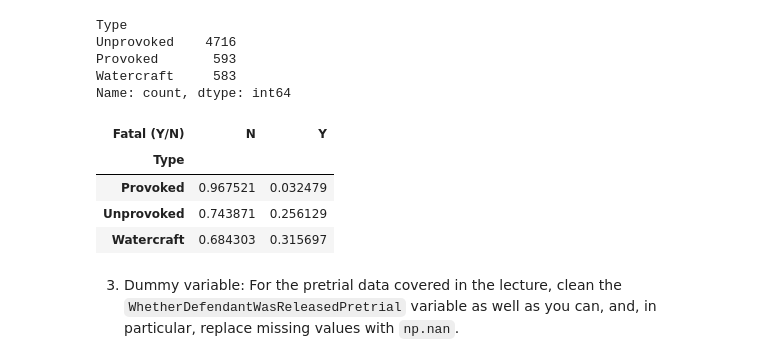
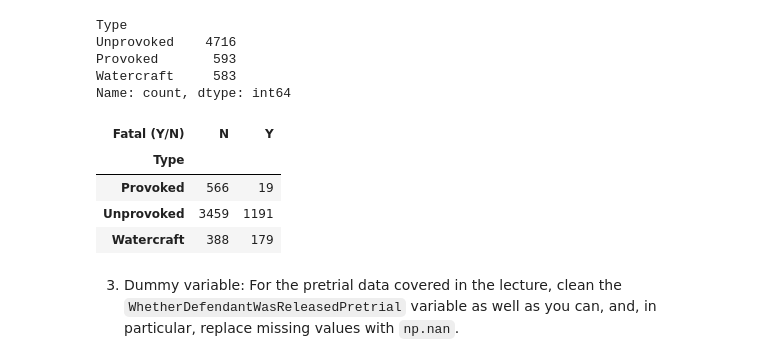
Before and after one commit to vpwz/wrangling, a Jupyter notebook: assignment/assignment_solutions.ipynb, the cells around one changed output. Saved outputs shown, nothing was run; the diff lists cells and outputs as text; code cells hidden in the pictures.

```diff
--- a/assignment/assignment_solutions.ipynb
+++ b/assignment/assignment_solutions.ipynb
@@ -146,14 +146,14 @@ Name: count, dtype: int64
 # %%
 # This is interesting: Sharks are much more likely to kill you if the situation is UNprovoked.
 df['Fatal (Y/N)'] = df['Fatal (Y/N)'].replace(['UNKNOWN', 'F','M','2017'],np.nan) # All unclean values
 df['Fatal (Y/N)'] = df['Fatal (Y/N)'].replace('y','Y') # All unclean values
-pd.crosstab(df['Type'],df['Fatal (Y/N)'],normalize='index')
+pd.crosstab(df['Type'],df['Fatal (Y/N)'])
 # %% [output]
 | Fatal (Y/N) | N | Y |
 | Type |  |  |
-| Provoked | 0.967521 | 0.032479 |
-| Unprovoked | 0.743871 | 0.256129 |
-| Watercraft | 0.684303 | 0.315697 |
+| Provoked | 566 | 19 |
+| Unprovoked | 3459 | 1191 |
+| Watercraft | 388 | 179 |
 # %% [markdown]
 3. Dummy variable: For the pretrial data covered in the lecture, clean the `WhetherDefendantWasReleasedPretrial` variable as well as you can, and, in particular, replace missing values with `np.nan`.
 # %%
```
Also changed, not shown: parts of 2 cells of this notebook, 1 other file.
